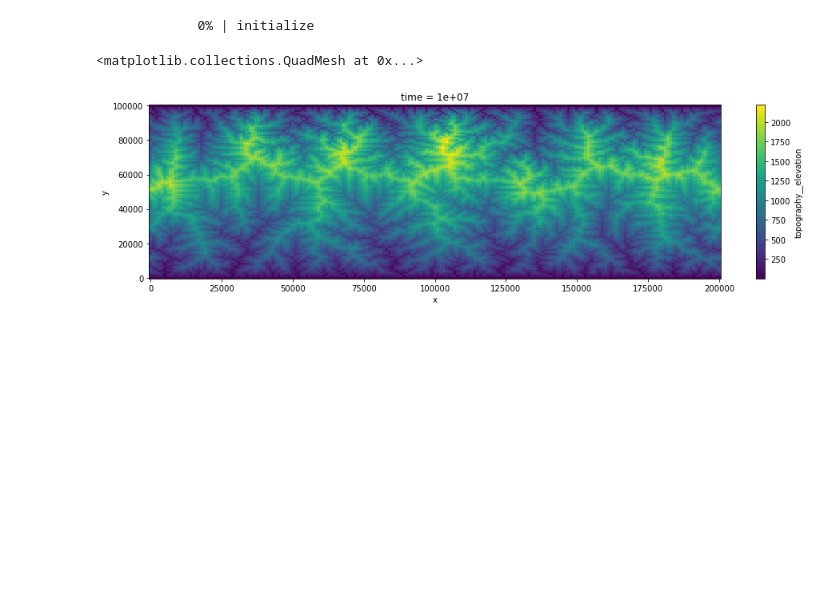
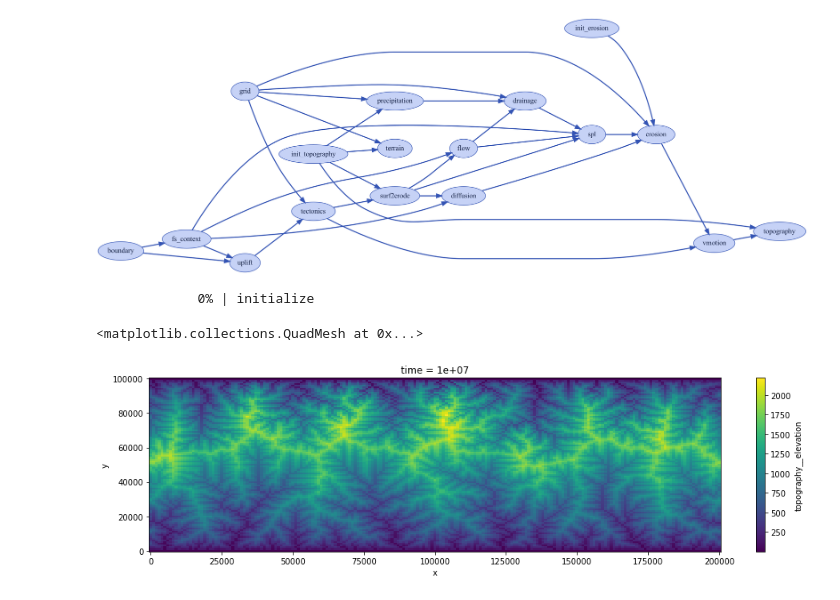
Before and after one commit to fastscape-lem/orographic-precipitation, a Jupyter notebook: orographic_precipitation/examples/basic_example.ipynb, the cells around one changed output. Cells and saved outputs as stored; diff of their text form; code cells hidden in the pictures; blank space fills up the shorter version.

```diff
--- a/orographic_precipitation/examples/basic_example.ipynb
+++ b/orographic_precipitation/examples/basic_example.ipynb
@@ -13,2 +8,6 @@ model = basic_model.update_processes({
+# %%
+precip_model.visualize()
+# %% [output]
+[figure, added]
 # %%
 ds_in = xs.create_setup(
```
Also changed, not shown: parts of 4 cells of this notebook, 3 other files.
